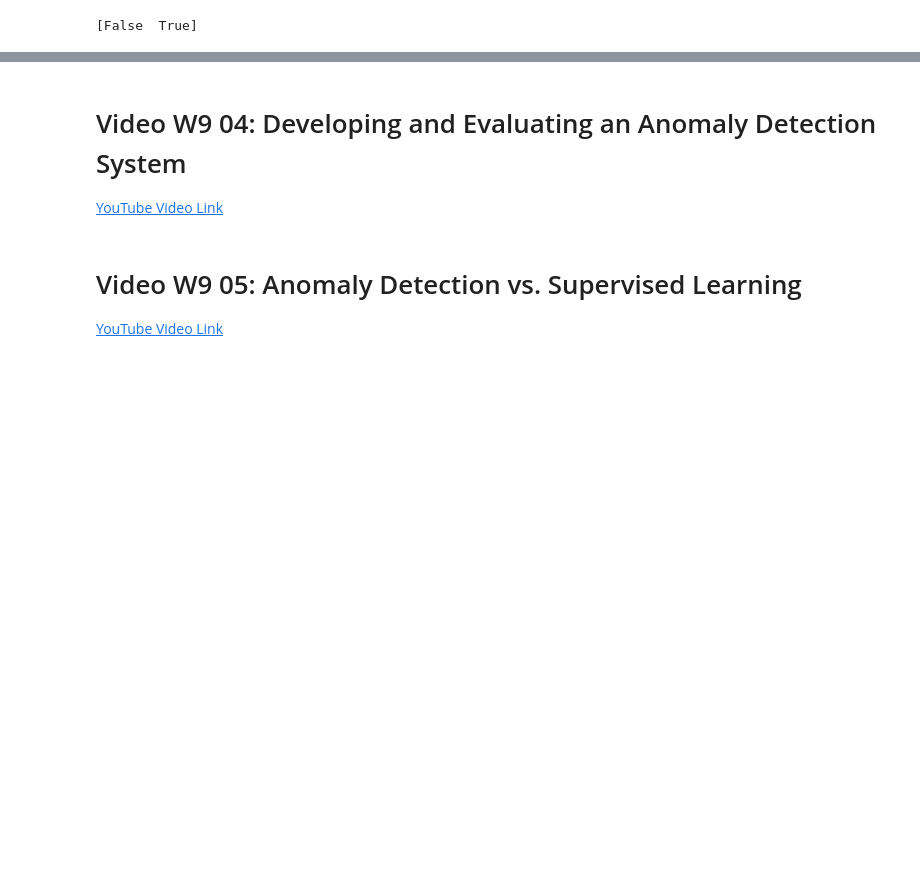
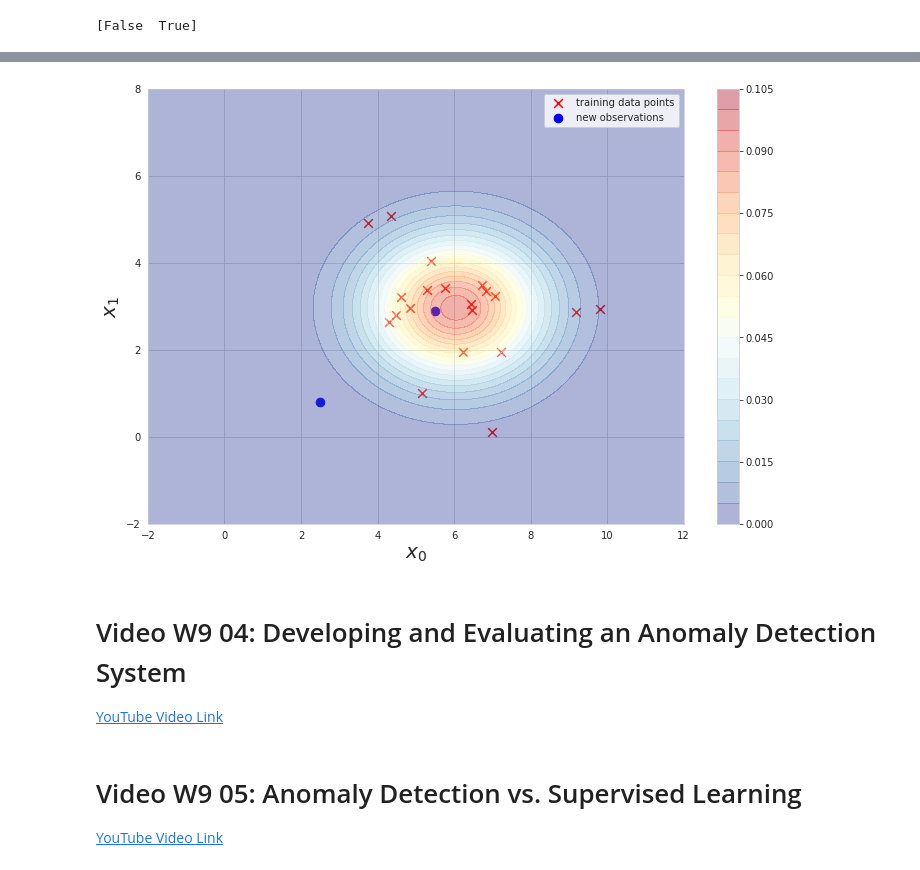
Before and after one commit to tgrasty/CSCI574-Machine-Learning, a Jupyter notebook: lectures/Lecture-13-Anomaly-Detection.ipynb, the cells around one changed output, grey strips where cells are left out. Drawn from its saved outputs; the diff is of its cells as text; code cells hidden in the pictures; blank space fills up the shorter version.

```diff
--- a/lectures/Lecture-13-Anomaly-Detection.ipynb
+++ b/lectures/Lecture-13-Anomaly-Detection.ipynb
@@ -283,3 +435,38 @@ plt.contourf(xx, yy, Z, cmap=plt.cm.Paired, alpha=0.4)
+# %%
+# display our randomly generated set of 20 data points in
+# our 2 dimensional feature space
+#plt.plot(x[:,0], x[:,1], 'rx', markersize=10, markeredgewidth=3, label='training data points')
+plt.scatter(x[:,0], x[:,1], c='r', marker='x', s=75, label='training data points')
+plt.xlabel('$x_0$', fontsize=20)
+plt.ylabel('$x_1$', fontsize=20)
+plt.axis([-2, 12, -2, 8])
+
+# display location of 2 new observations we will use to demonstrate
+# calculating the density or probability estimate
+x_new = np.array([[5.5, 2.9],
+                  [2.5, 0.8]])
+#plt.plot(x_new[:,0], x_new[:,1], 'bo', markersize=10, markeredgewidth=3, label='new observations')
+plt.scatter(x_new[:,0], x_new[:,1], c='b', marker='o', s=75, label='new observations')
+plt.legend()
+
+
+# and create a mesh to detect decision boundary for a given epsilon and plot it
+epsilon = 0.005
+x_min, x_max = -2.0, 12.0
+y_min, y_max = -2.0, 8.0
+h = .01  # step size in the mesh
+xx, yy = np.meshgrid(np.arange(x_min, x_max, h),
+                     np.arange(y_min, y_max, h))
+
+gridpoints = np.c_[xx.ravel(), yy.ravel()]
+p = scipy.stats.norm.pdf(gridpoints, loc=mu_estimate, scale=sigma_estimate)
+p = np.prod(p, axis=1)
+Z = p.reshape(xx.shape)
+levels = np.arange(0.0, 0.11, 0.005)
+plt.contourf(xx, yy, Z, levels, cmap=plt.cm.RdYlBu_r, alpha=0.4);
+plt.colorbar();
+# %% [output]
+[figure, added]
 # %% [markdown]
 # Video W9 04: Developing and Evaluating an Anomaly Detection System
 
```
Also changed, not shown: parts of 22 cells of this notebook.
